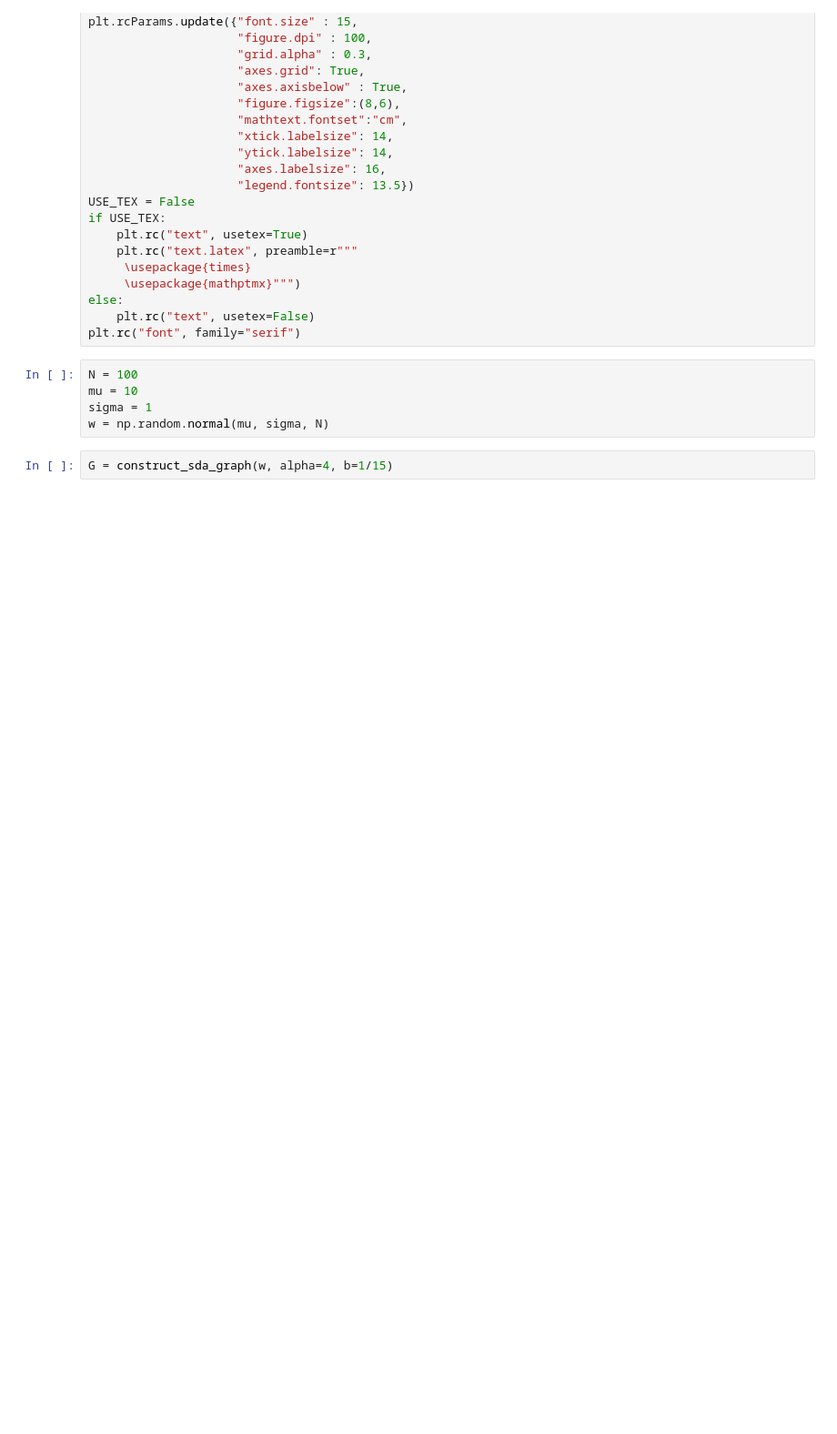
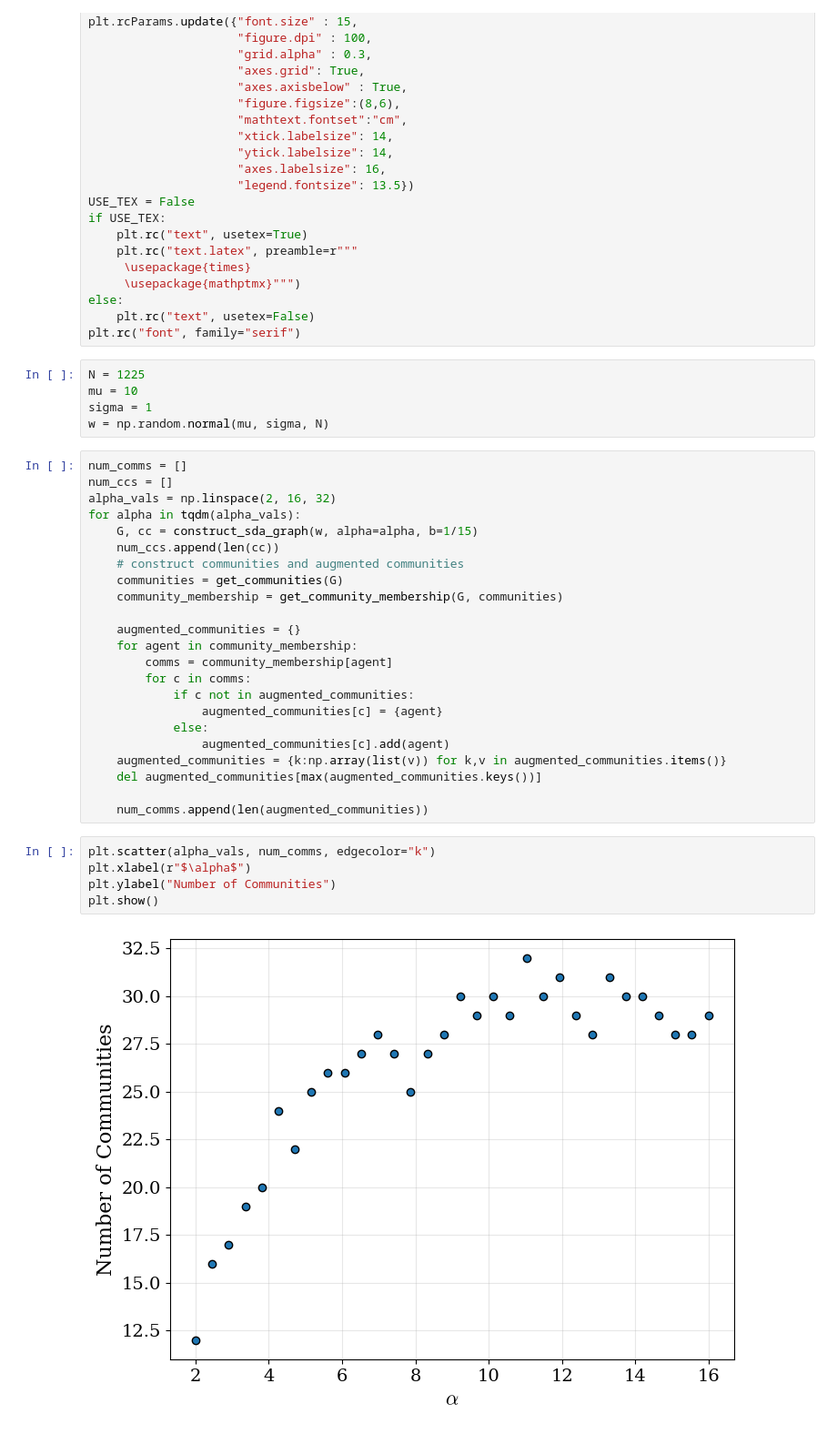
Before and after one commit to charlesaugdupont/poverty-trap, a Jupyter notebook: notebooks/paper_sda_graphs.ipynb, the cells around one changed output. Shown at 91% size. Saved outputs shown, nothing was run; the diff lists cells and outputs as text; blank space fills up the shorter version.

Commit message:
examine how # communities depends on alpha

```diff
--- a/notebooks/paper_sda_graphs.ipynb
+++ b/notebooks/paper_sda_graphs.ipynb
@@ -34,10 +34,38 @@ else:
     plt.rc("text", usetex=False)
 plt.rc("font", family="serif")
 # %%
-N = 100
+N = 1225
 mu = 10
 sigma = 1
 w = np.random.normal(mu, sigma, N)
-# %%
-G = construct_sda_graph(w, alpha=4, b=1/15)
+# %%
+num_comms = []
+num_ccs = []
+alpha_vals = np.linspace(2, 16, 32)
+for alpha in tqdm(alpha_vals):
+    G, cc = construct_sda_graph(w, alpha=alpha, b=1/15)
+    num_ccs.append(len(cc))
+    # construct communities and augmented communities
+    communities = get_communities(G)
+    community_membership = get_community_membership(G, communities)
+
+    augmented_communities = {}
+    for agent in community_membership:
+        comms = community_membership[agent]
+        for c in comms:
+            if c not in augmented_communities:
+                augmented_communities[c] = {agent}
+            else:
+                augmented_communities[c].add(agent)
+    augmented_communities = {k:np.array(list(v)) for k,v in augmented_communities.items()}
+    del augmented_communities[max(augmented_communities.keys())]
+
+    num_comms.append(len(augmented_communities))
+# %%
+plt.scatter(alpha_vals, num_comms, edgecolor="k")
+plt.xlabel(r"$\alpha$")
+plt.ylabel("Number of Communities")
+plt.show()
+# %% [output]
+[figure, added]
 # %%
```
Also changed, not shown: parts of 6 cells of this notebook.
